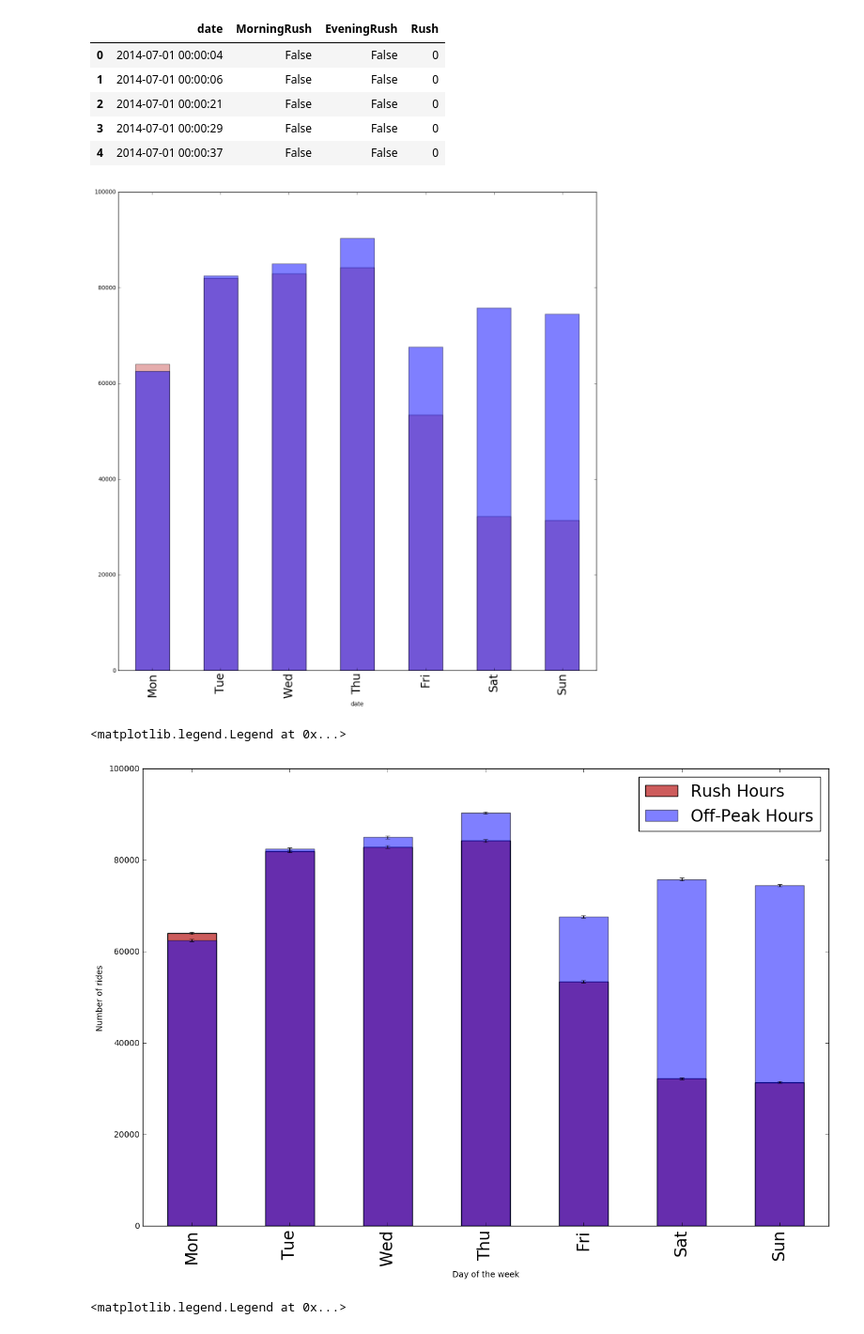
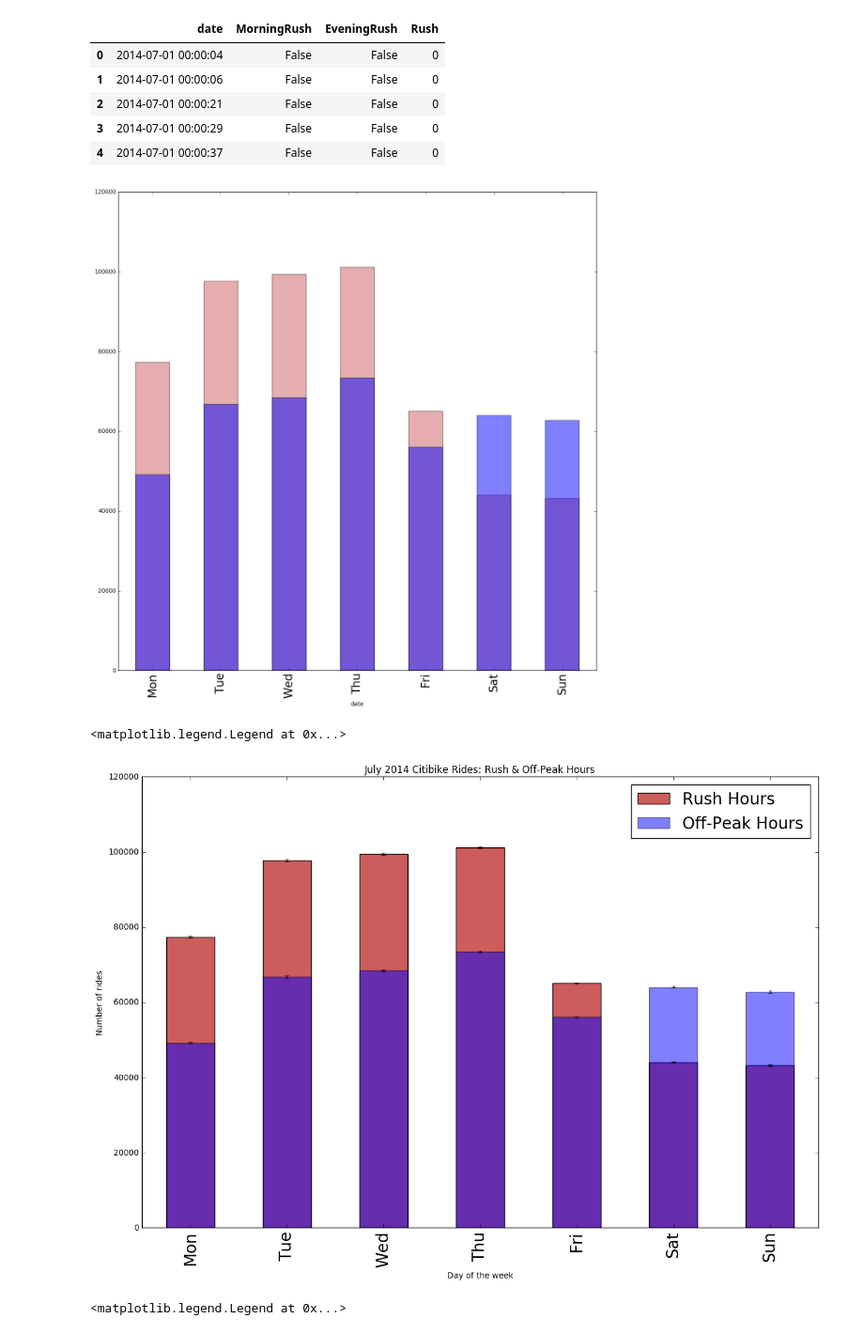
Before and after one commit to yc2839/PUI2016_bja282, a Jupyter notebook: HW6_bja282/Citibike Assessment, 07-2014.ipynb, the cells around one changed output. Shown at 94% size. Saved outputs shown, nothing was run; the diff lists cells and outputs as text; code cells hidden in the pictures.

```diff
--- a/HW6_bja282/Citibike Assessment, 07-2014.ipynb
+++ b/HW6_bja282/Citibike Assessment, 07-2014.ipynb
@@ -103,9 +101,9 @@ df_Citi.head()
 #Used StackExchange response to inform boolean logic in df_citi Morning and Evening Rush hours dataframe columns below.
 #http://stackoverflow.com/questions/35004241/pandas-between-time-boolean
 df_Citi['MorningRush']=df_Citi.index.isin(df_Citi.between_time('7:00', '10:00', include_start=True, include_end=True).index)
-df_Citi['EveningRush']=df_Citi.index.isin(df_Citi.between_time('16:00', '19:00', include_start=True, include_end=True).index)
+df_Citi['EveningRush']=df_Citi.index.isin(df_Citi.between_time('15:30', '20:00', include_start=True, include_end=True).index)
 df_morningrush = df_Citi.between_time("7:00","10:00")
-df_eveningrush = df_Citi.between_time("16:00", "19:00")
+df_eveningrush = df_Citi.between_time("15:30", "20:00")
 df_Citi['Rush']=np.where(np.logical_or(df_Citi['MorningRush']==True, df_Citi['EveningRush']==True), 1, 0)
 # %%
 df_Citi.reset_index(inplace=True)
@@ -135,29 +133,30 @@ ax = ((df_Citi['date'][df_Citi['Rush'] == 0].groupby([df_Citi['date'].dt.weekday
 
 tmp = ax.xaxis.set_ticklabels(['Mon','Tue','Wed','Thu','Fri','Sat','Sun'], fontsize=20)
 # %% [output]
-[figure, old version]
+[figure, new version]
 # %%
 ##Based on Prof. Bianco's example.
 fig=pl.figure(figsize(15,10))
 
 counts_rush = df_Citi.date[df_Citi.Rush == 1].groupby([df_Citi.date.dt.weekday]).count()
 norm_rush = 1
 error_rush = np.sqrt(counts_rush)
 ax=((counts_rush) / norm_rush).plot(kind="bar",color='IndianRed',  yerr=[
             ((error_rush) / norm_rush, (error_rush) / norm_rush)], label='Rush Hour Commutes')
 
 
 counts_norush = df_Citi.date[df_Citi.Rush == 0].groupby([df_Citi.date.dt.weekday]).count()
 norm_norush = 1
 error_norush=np.sqrt(counts_norush)
 ((counts_norush) / norm_norush).plot(kind="bar", alpha=0.5, yerr=[((error_norush) / norm_norush, (error_norush) / norm_norush)], label='Off-Peak Hour Commutes')
 ax.xaxis.set_ticklabels(['Mon','Tue','Wed','Thu','Fri','Sat','Sun'], fontsize=20)
 ax.set_ylabel ("Number of rides")
 ax.set_xlabel ("Day of the week")
+pl.title("July 2014 Citibike Rides: Rush & Off-Peak Hours")
 pl.legend(['Rush Hours','Off-Peak Hours'],fontsize=20)
 # %% [output]
 <matplotlib.legend.Legend at 0x...>
-[figure, old version]
+[figure, new version]
 # %%
 ##Based on Prof. Bianco's example.
 fig = pl.figure(figsize(15,10))
```
Also changed, not shown: parts of 2 cells of this notebook.
